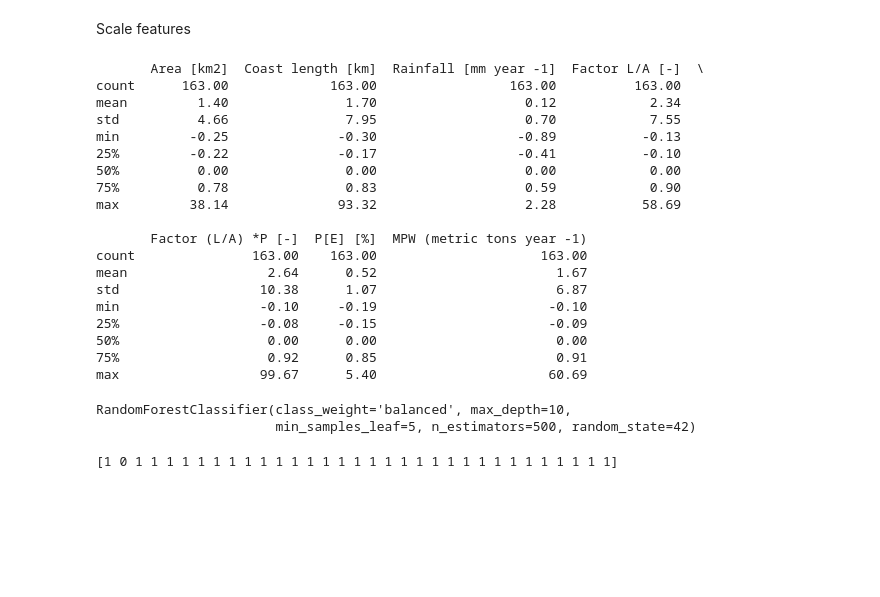
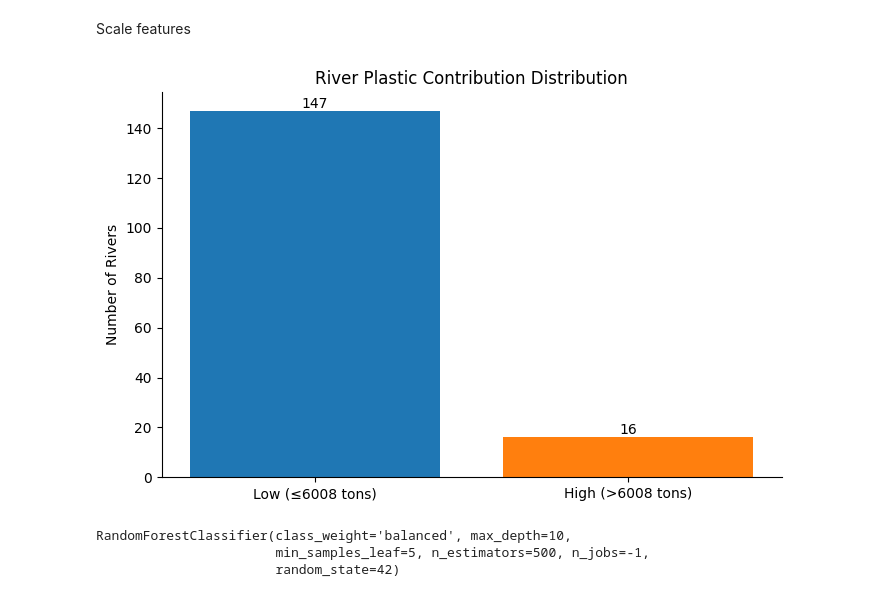
Before and after one commit to pr401n/riverine-plastic-pollution, a Jupyter notebook: lab1_supervised.ipynb, the cells around one changed output. Saved outputs shown, nothing was run; the diff lists cells and outputs as text; code cells hidden in the pictures; blank space fills up the shorter version.

```diff
--- a/lab1_supervised.ipynb
+++ b/lab1_supervised.ipynb
@@ -142,37 +135,2 @@ plt.show()
 # %% [markdown]
 Scale features
-# %%
-# Select numeric features to scale (excluding target and identifiers)
-numeric_cols = data_clean.select_dtypes(include=['float64', 'int64']).columns
-numeric_cols = [col for col in numeric_cols if col not in
-               ['plastic_contribution', 'M[E] (metric tons year -1)']]
-
-# Initialize RobustScaler (resistant to outliers)
-scaler = RobustScaler()
-
-# Scale features and keep column names
-data_scaled = data_clean.copy()
-data_scaled[numeric_cols] = scaler.fit_transform(data_clean[numeric_cols])
-
-# Verify scaling
-print(data_scaled[numeric_cols].describe().round(2))
-# %% [output]
-       Area [km2]  Coast length [km]  Rainfall [mm year -1]  Factor L/A [-]  \
-count      163.00             163.00                 163.00          163.00
-mean         1.40               1.70                   0.12            2.34
-std          4.66               7.95                   0.70            7.55
-min         -0.25              -0.30                  -0.89           -0.13
-25%         -0.22              -0.17                  -0.41           -0.10
-50%          0.00               0.00                   0.00            0.00
-75%          0.78               0.83                   0.59            0.90
-max         38.14              93.32                   2.28           58.69
-
-       Factor (L/A) *P [-]  P[E] [%]  MPW (metric tons year -1)
-count               163.00    163.00                     163.00
-mean                  2.64      0.52                       1.67
-std                  10.38      1.07                       6.87
-min                  -0.10     -0.19                      -0.10
-25%                  -0.08     -0.15                      -0.09
-50%                   0.00      0.00                       0.00
-75%                   0.92      0.85                       0.91
-max                  99.67      5.40                      60.69
@@ -185 +145,15 @@ y = data_clean['plastic_contribution']
+# %%
+# Class distribution
+plt.figure(figsize=(8,5))
+counts = y.value_counts()
+bars = plt.bar(['Low (≤6008 tons)', 'High (>6008 tons)'], counts, color=['#1f77b4','#ff7f0e'])
+for bar in bars:
+    height = bar.get_height()
+    plt.text(bar.get_x() + bar.get_width()/2., height, f'{height:,}', ha='center', va='bottom')
+plt.title('River Plastic Contribution Distribution')
+plt.ylabel('Number of Rivers')
+sns.despine()
+plt.show()
+# %% [output]
+[figure, added]
 # %%
@@ -193,23 +167,18 @@ scaler = RobustScaler()
 X_train_scaled = scaler.fit_transform(X_train)
 X_test_scaled = scaler.transform(X_test)
 # %%
-
-# 6. Initialize and train Random Forest
+# Model Training
 model = RandomForestClassifier(
-    n_estimators=500,        # Number of trees
-    max_depth=10,            # Prevent overfitting
-    class_weight='balanced', # Handle class imbalance
-    random_state=42,
-    min_samples_leaf=5,      # Prevent overfitting to small classes
+    n_estimators=500,
+    max_depth=10,
+    min_samples_leaf=5,
+    class_weight='balanced',
+    random_state=RANDOM_STATE,
+    n_jobs=-1
 )
 model.fit(X_train_scaled, y_train)
 # %% [output]
 RandomForestClassifier(class_weight='balanced', max_depth=10,
-                       min_samples_leaf=5, n_estimators=500, random_state=42)
+                       min_samples_leaf=5, n_estimators=500, n_jobs=-1,
+                       random_state=42)
-# %%
-# 7. Evaluate
-y_pred = model.predict(X_test_scaled)
-print(y_pred)
-# %% [output]
-[1 0 1 1 1 1 1 1 1 1 1 1 1 1 1 1 1 1 1 1 1 1 1 1 1 1 1 1 1 1 1 1 1]
 # %%
```
Also changed, not shown: parts of 13 cells of this notebook.
